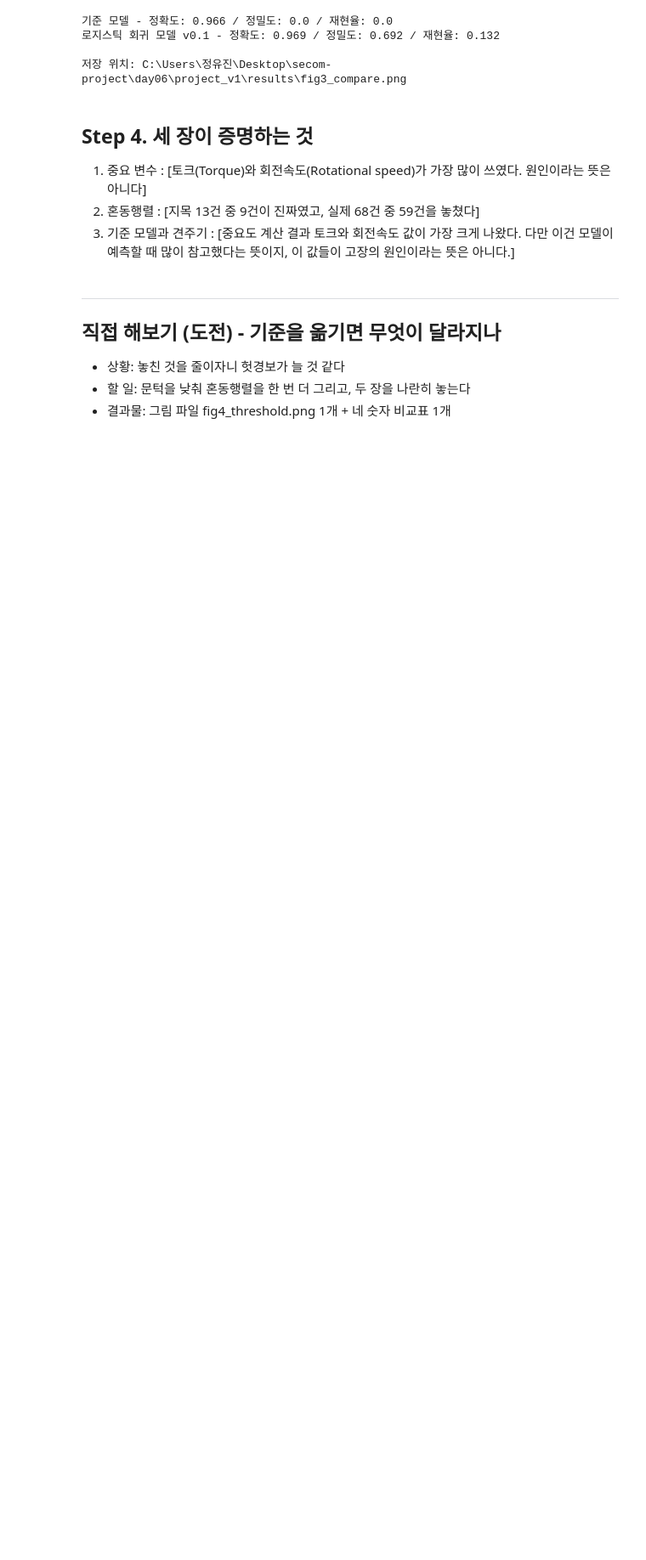
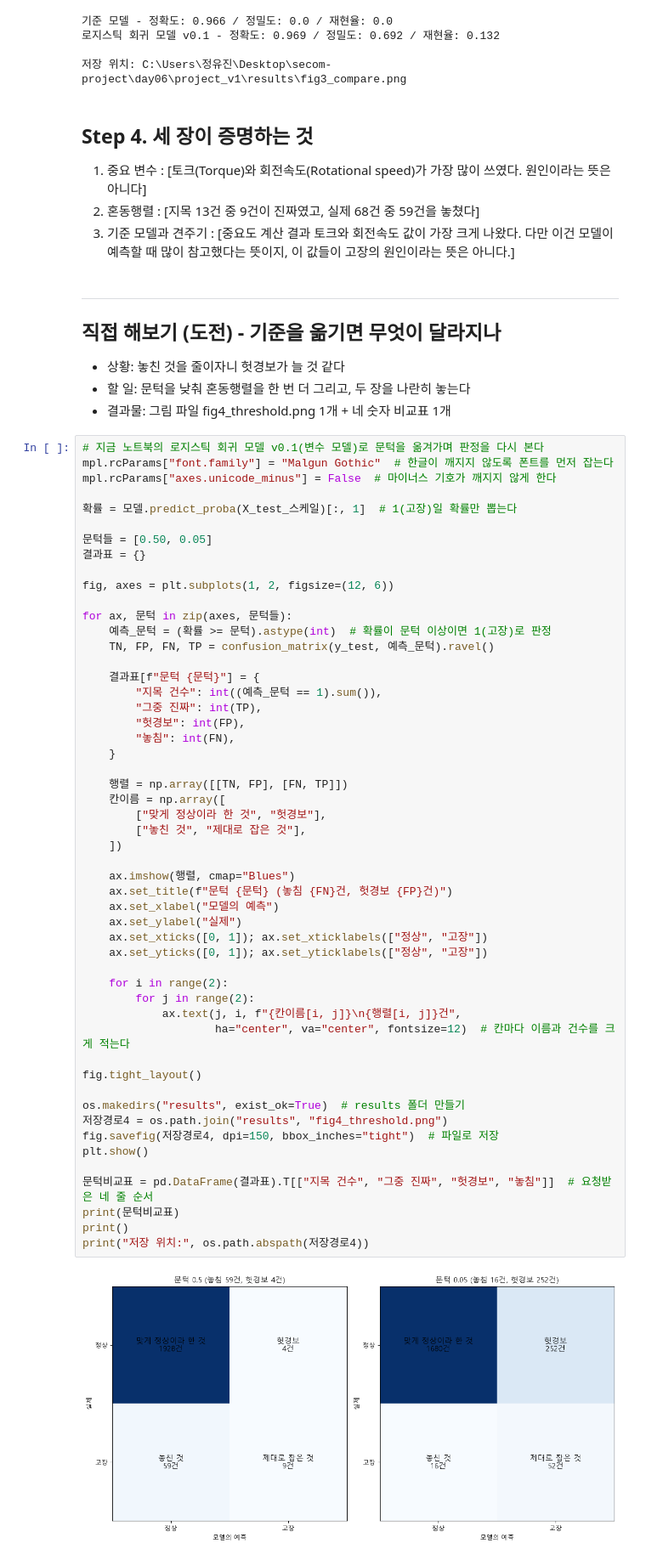
Before and after one commit to youjin7893-source/defect-prediction, a Jupyter notebook: day06/project_v1/project_v1.ipynb, the cells around one changed output. Shown at 85% size. Saved outputs shown, nothing was run; the diff lists cells and outputs as text; blank space fills up the shorter version.

```diff
--- a/day06/project_v1/project_v1.ipynb
+++ b/day06/project_v1/project_v1.ipynb
@@ -659,3 +646,57 @@ print("저장 위치:", os.path.abspath(저장경로3))
 - 상황: 놓친 것을 줄이자니 헛경보가 늘 것 같다
 - 할 일: 문턱을 낮춰 혼동행렬을 한 번 더 그리고, 두 장을 나란히 놓는다
 - 결과물: 그림 파일 fig4_threshold.png 1개 + 네 숫자 비교표 1개
+# %%
+# 지금 노트북의 로지스틱 회귀 모델 v0.1(변수 모델)로 문턱을 옮겨가며 판정을 다시 본다
+mpl.rcParams["font.family"] = "Malgun Gothic"  # 한글이 깨지지 않도록 폰트를 먼저 잡는다
+mpl.rcParams["axes.unicode_minus"] = False  # 마이너스 기호가 깨지지 않게 한다
+
+확률 = 모델.predict_proba(X_test_스케일)[:, 1]  # 1(고장)일 확률만 뽑는다
+
+문턱들 = [0.50, 0.05]
+결과표 = {}
+
+fig, axes = plt.subplots(1, 2, figsize=(12, 6))
+
+for ax, 문턱 in zip(axes, 문턱들):
+    예측_문턱 = (확률 >= 문턱).astype(int)  # 확률이 문턱 이상이면 1(고장)로 판정
+    TN, FP, FN, TP = confusion_matrix(y_test, 예측_문턱).ravel()
+
+    결과표[f"문턱 {문턱}"] = {
+        "지목 건수": int((예측_문턱 == 1).sum()),
+        "그중 진짜": int(TP),
+        "헛경보": int(FP),
+        "놓침": int(FN),
+    }
+
+    행렬 = np.array([[TN, FP], [FN, TP]])
+    칸이름 = np.array([
+        ["맞게 정상이라 한 것", "헛경보"],
+        ["놓친 것", "제대로 잡은 것"],
+    ])
+
+    ax.imshow(행렬, cmap="Blues")
+    ax.set_title(f"문턱 {문턱} (놓침 {FN}건, 헛경보 {FP}건)")
+    ax.set_xlabel("모델의 예측")
+    ax.set_ylabel("실제")
+    ax.set_xticks([0, 1]); ax.set_xticklabels(["정상", "고장"])
+    ax.set_yticks([0, 1]); ax.set_yticklabels(["정상", "고장"])
+
+    for i in range(2):
+        for j in range(2):
+            ax.text(j, i, f"{칸이름[i, j]}\n{행렬[i, j]}건",
+                    ha="center", va="center", fontsize=12)  # 칸마다 이름과 건수를 크게 적는다
+
+fig.tight_layout()
+
+os.makedirs("results", exist_ok=True)  # results 폴더 만들기
+저장경로4 = os.path.join("results", "fig4_threshold.png")
+fig.savefig(저장경로4, dpi=150, bbox_inches="tight")  # 파일로 저장
+plt.show()
+
+문턱비교표 = pd.DataFrame(결과표).T[["지목 건수", "그중 진짜", "헛경보", "놓침"]]  # 요청받은 네 줄 순서
+print(문턱비교표)
+print()
+print("저장 위치:", os.path.abspath(저장경로4))
+# %% [output]
+[figure, added]
```
Also changed, not shown: parts of 9 cells of this notebook, 2 other files.
